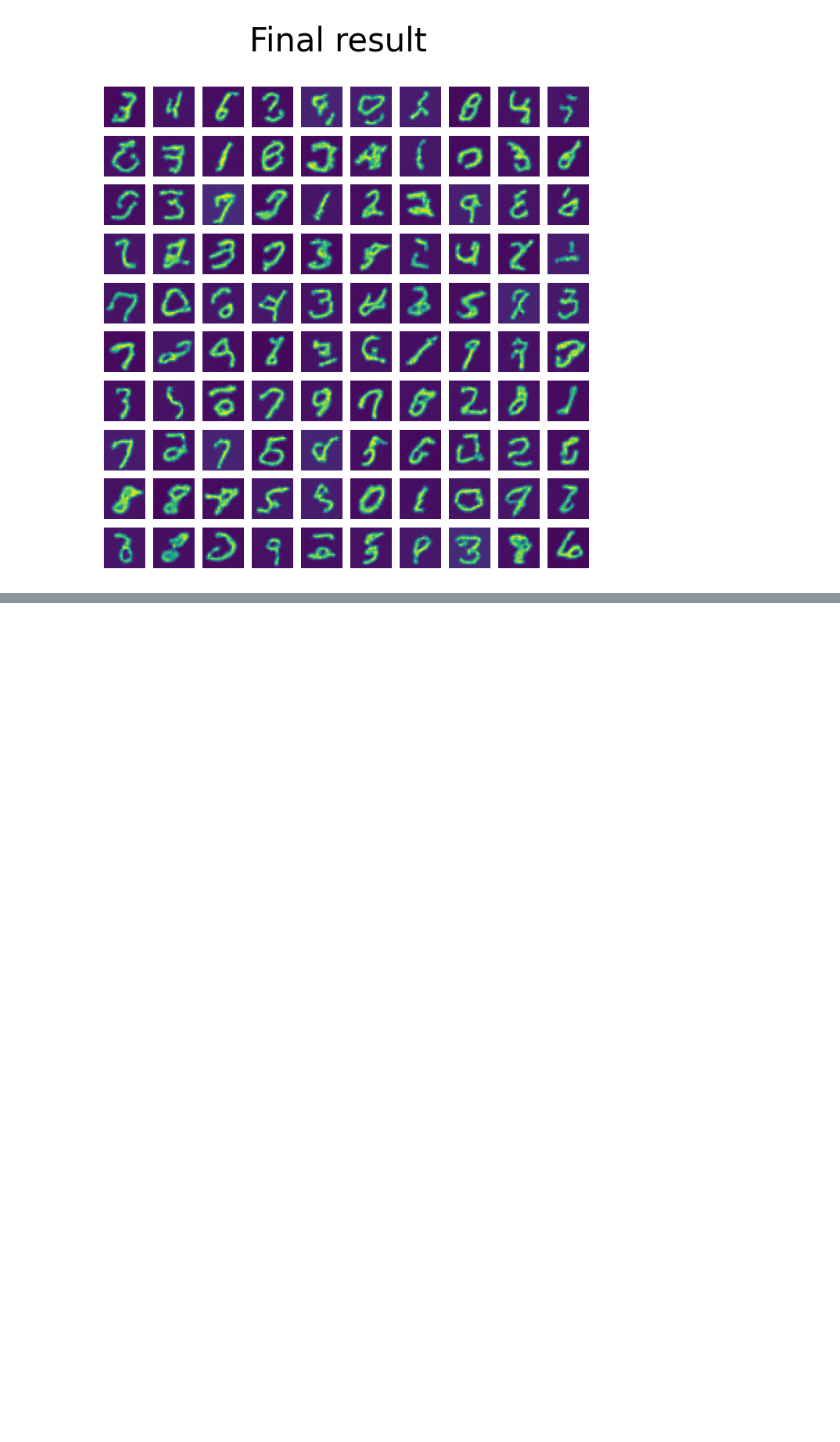
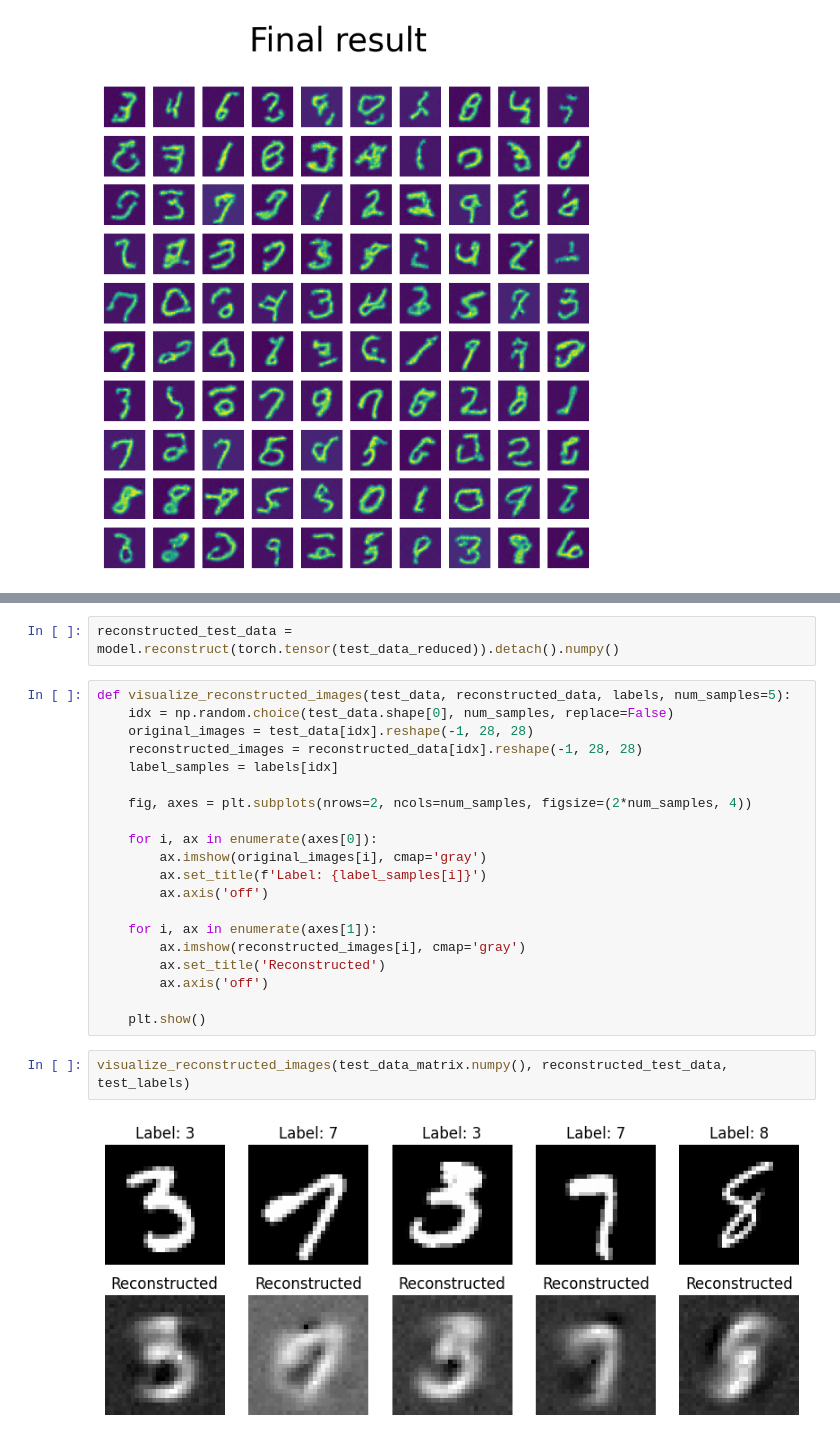
Before and after one commit to Clarkdrengen/PML_2023, a Jupyter notebook: pytorch-mnist-VAE.ipynb, the cells around one changed output, grey strips where cells are left out. Saved outputs shown, nothing was run; the diff lists cells and outputs as text; blank space fills up the shorter version.

```diff
--- a/pytorch-mnist-VAE.ipynb
+++ b/pytorch-mnist-VAE.ipynb
@@ -790,0 +899,26 @@ show_images_rescale(generated, "Final result")
+# %%
+reconstructed_test_data = model.reconstruct(torch.tensor(test_data_reduced)).detach().numpy()
+# %%
+def visualize_reconstructed_images(test_data, reconstructed_data, labels, num_samples=5):
+    idx = np.random.choice(test_data.shape[0], num_samples, replace=False)
+    original_images = test_data[idx].reshape(-1, 28, 28)
+    reconstructed_images = reconstructed_data[idx].reshape(-1, 28, 28)
+    label_samples = labels[idx]
+
+    fig, axes = plt.subplots(nrows=2, ncols=num_samples, figsize=(2*num_samples, 4))
+
+    for i, ax in enumerate(axes[0]):
+        ax.imshow(original_images[i], cmap='gray')
+        ax.set_title(f'Label: {label_samples[i]}')
+        ax.axis('off')
+
+    for i, ax in enumerate(axes[1]):
+        ax.imshow(reconstructed_images[i], cmap='gray')
+        ax.set_title('Reconstructed')
+        ax.axis('off')
+
+    plt.show()
+# %%
+visualize_reconstructed_images(test_data_matrix.numpy(), reconstructed_test_data, test_labels)
+# %% [output]
+[figure, added]
```
Also changed, not shown: parts of 13 cells of this notebook.
